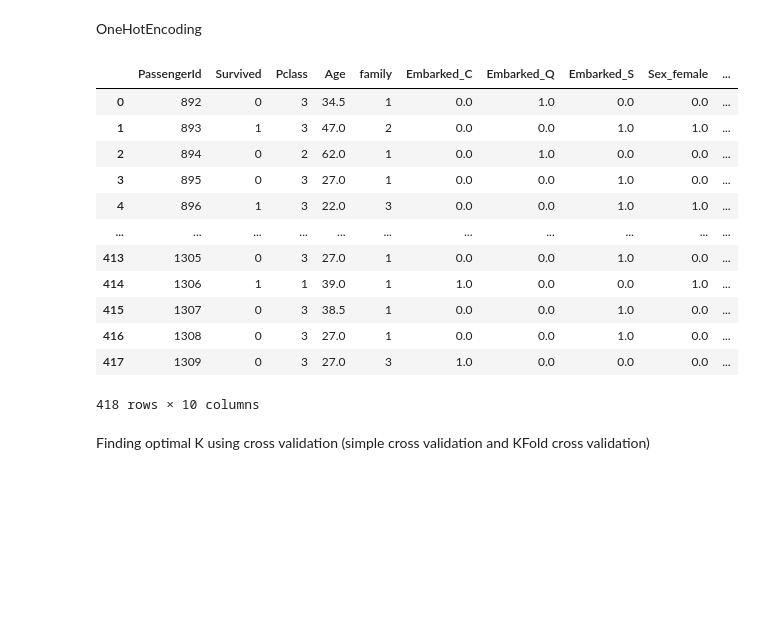
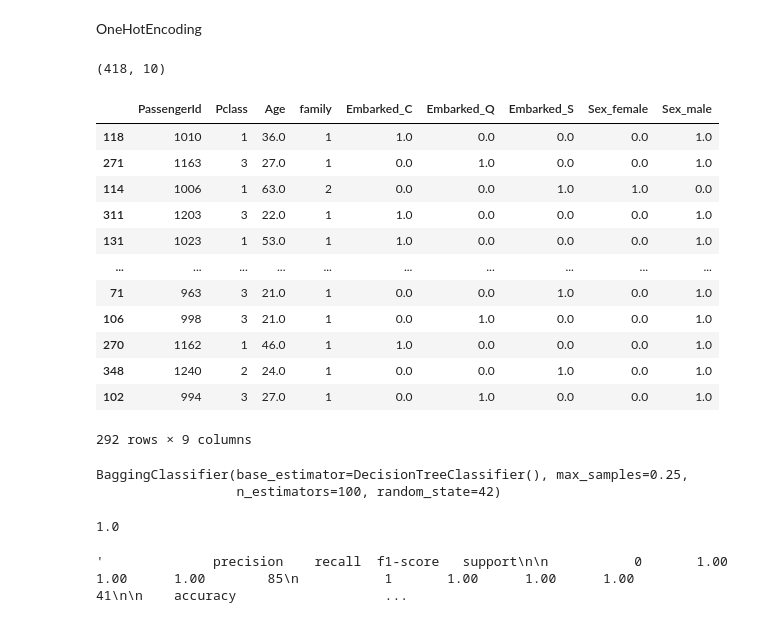
Before and after one commit to SanyamThaKuR/Data-Science_, a Jupyter notebook: titanic.ipynb, the cells around one changed output. Saved outputs shown, nothing was run; the diff lists cells and outputs as text; code cells hidden in the pictures; blank space fills up the shorter version.

```diff
--- a/titanic.ipynb
+++ b/titanic.ipynb
@@ -109,20 +118,6 @@ feature_names = onehot_encoder.get_feature_names_out(['Embarked', 'Sex'])
 forcont = pd.DataFrame(onehot,columns=feature_names)
 data = pd.concat([data.drop(['Embarked','Sex'],axis=1),forcont],axis=1)
 # %%
-data
+data.shape
 # %% [output]
-|  | PassengerId | Survived | Pclass | Age | family | Embarked_C | Embarked_Q | Embarked_S | Sex_female | ... |
-| 0 | 892 | 0 | 3 | 34.5 | 1 | 0.0 | 1.0 | 0.0 | 0.0 | ... |
-| 1 | 893 | 1 | 3 | 47.0 | 2 | 0.0 | 0.0 | 1.0 | 1.0 | ... |
-| 2 | 894 | 0 | 2 | 62.0 | 1 | 0.0 | 1.0 | 0.0 | 0.0 | ... |
-| 3 | 895 | 0 | 3 | 27.0 | 1 | 0.0 | 0.0 | 1.0 | 0.0 | ... |
-| 4 | 896 | 1 | 3 | 22.0 | 3 | 0.0 | 0.0 | 1.0 | 1.0 | ... |
-| ... | ... | ... | ... | ... | ... | ... | ... | ... | ... | ... |
-| 413 | 1305 | 0 | 3 | 27.0 | 1 | 0.0 | 0.0 | 1.0 | 0.0 | ... |
-| 414 | 1306 | 1 | 1 | 39.0 | 1 | 1.0 | 0.0 | 0.0 | 1.0 | ... |
-| 415 | 1307 | 0 | 3 | 38.5 | 1 | 0.0 | 0.0 | 1.0 | 0.0 | ... |
-| 416 | 1308 | 0 | 3 | 27.0 | 1 | 0.0 | 0.0 | 1.0 | 0.0 | ... |
-| 417 | 1309 | 0 | 3 | 27.0 | 3 | 1.0 | 0.0 | 0.0 | 0.0 | ... |
-418 rows × 10 columns
+(418, 10)
-# %% [markdown]
-Finding optimal K using cross validation (simple cross validation and KFold cross validation)
@@ -133,0 +124,42 @@ Y = np.array(data.filter(['Survived'],axis=1))
+# %%
+X = data.drop(['Survived'],axis=1)
+Y = data['Survived']
+X_train, X_test, Y_train, Y_test = train_test_split(X, Y, test_size=0.3, random_state=42)
+# %%
+X_train
+# %% [output]
+|  | PassengerId | Pclass | Age | family | Embarked_C | Embarked_Q | Embarked_S | Sex_female | Sex_male |
+| 118 | 1010 | 1 | 36.0 | 1 | 1.0 | 0.0 | 0.0 | 0.0 | 1.0 |
+| 271 | 1163 | 3 | 27.0 | 1 | 0.0 | 1.0 | 0.0 | 0.0 | 1.0 |
+| 114 | 1006 | 1 | 63.0 | 2 | 0.0 | 0.0 | 1.0 | 1.0 | 0.0 |
+| 311 | 1203 | 3 | 22.0 | 1 | 1.0 | 0.0 | 0.0 | 0.0 | 1.0 |
+| 131 | 1023 | 1 | 53.0 | 1 | 1.0 | 0.0 | 0.0 | 0.0 | 1.0 |
+| ... | ... | ... | ... | ... | ... | ... | ... | ... | ... |
+| 71 | 963 | 3 | 21.0 | 1 | 0.0 | 0.0 | 1.0 | 0.0 | 1.0 |
+| 106 | 998 | 3 | 21.0 | 1 | 0.0 | 1.0 | 0.0 | 0.0 | 1.0 |
+| 270 | 1162 | 1 | 46.0 | 1 | 1.0 | 0.0 | 0.0 | 0.0 | 1.0 |
+| 348 | 1240 | 2 | 24.0 | 1 | 0.0 | 0.0 | 1.0 | 0.0 | 1.0 |
+| 102 | 994 | 3 | 27.0 | 1 | 0.0 | 1.0 | 0.0 | 0.0 | 1.0 |
+292 rows × 9 columns
+# %%
+bag = BaggingClassifier(
+    base_estimator=DecisionTreeClassifier(),
+    n_estimators=100,
+    max_samples=0.25,
+    bootstrap=True,
+    random_state=42
+)
+bag.fit(X_train,Y_train)
+# %% [output]
+BaggingClassifier(base_estimator=DecisionTreeClassifier(), max_samples=0.25,
+                  n_estimators=100, random_state=42)
+# %%
+Y_pred = bag.predict(X_test)
+accuracy = accuracy_score(Y_test,Y_pred)
+accuracy
+# %% [output]
+1.0
+# %%
+classification_report(Y_pred,Y_test)
+# %% [output]
+'              precision    recall  f1-score   support\n\n           0       1.00      1.00      1.00        85\n           1       1.00      1.00      1.00        41\n\n    accuracy                   ...
```
Also changed, not shown: parts of 3 cells of this notebook.
